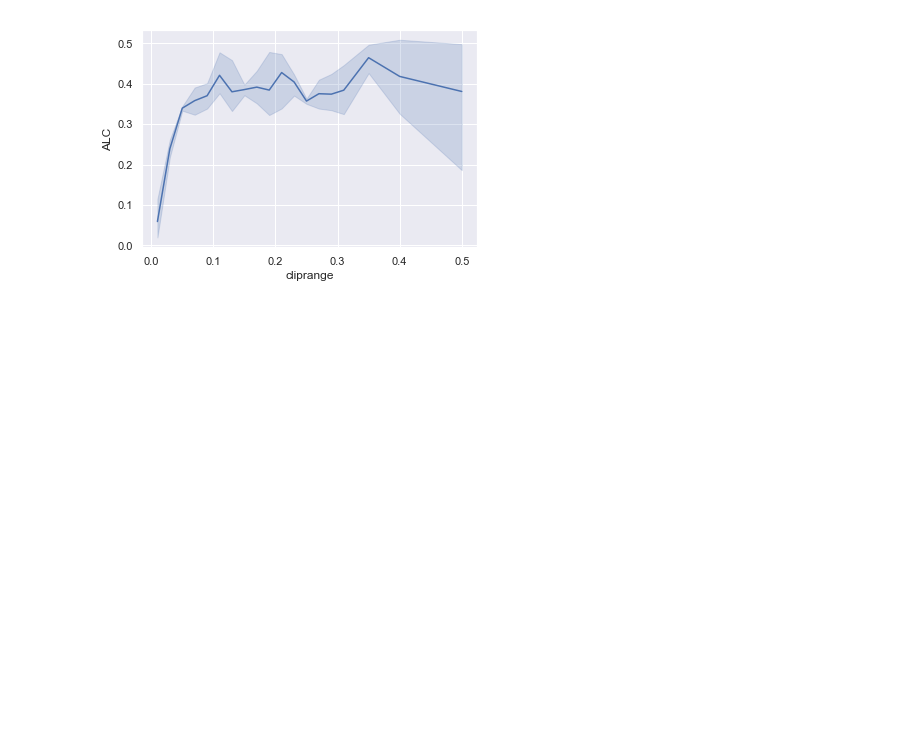
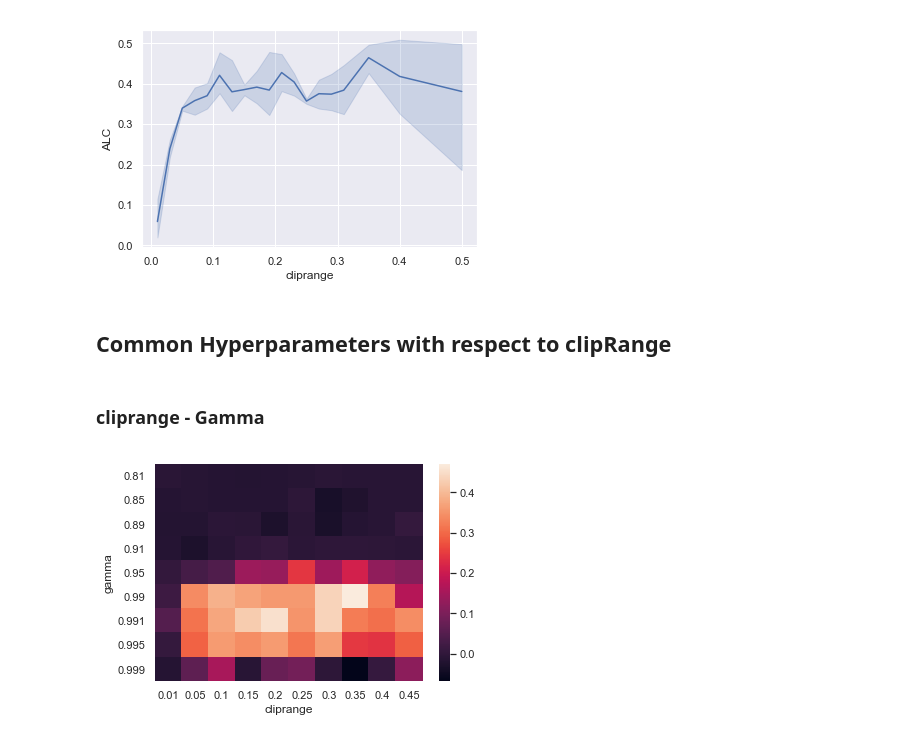
Before and after one commit to FilipStefaniuk/IN5490-JOB, a Jupyter notebook: notebooks/bipedal_walker_ppo.ipynb, the cells around one changed output. Saved outputs shown, nothing was run; the diff lists cells and outputs as text; code cells hidden in the pictures; blank space fills up the shorter version.

```diff
--- a/notebooks/bipedal_walker_ppo.ipynb
+++ b/notebooks/bipedal_walker_ppo.ipynb
@@ -19,3 +19,13 @@ experiments = get_experiments('../experiments/bipedal_walker/ppo/cliprange/param
 plot_auc_2d(experiments, min_val=-100, max_val=300, x='total_timesteps', y='eprewmean')
 # %% [output]
 [figure]
+# %% [markdown]
+## Common Hyperparameters with respect to clipRange
+# %% [markdown]
+### cliprange - Gamma
+# %%
+experiments = get_experiments('../experiments/bipedal_walker/ppo/cliprange_gamma/params/',
+                              '../experiments/bipedal_walker/ppo/cliprange_gamma/results/1234')
+plot_heatmap(experiments,x='total_timesteps', y='eprewmean', min_val=-100, max_val=300)
+# %% [output]
+[figure, added]
```
Also changed, not shown: parts of 2 cells of this notebook, 4 other files.
